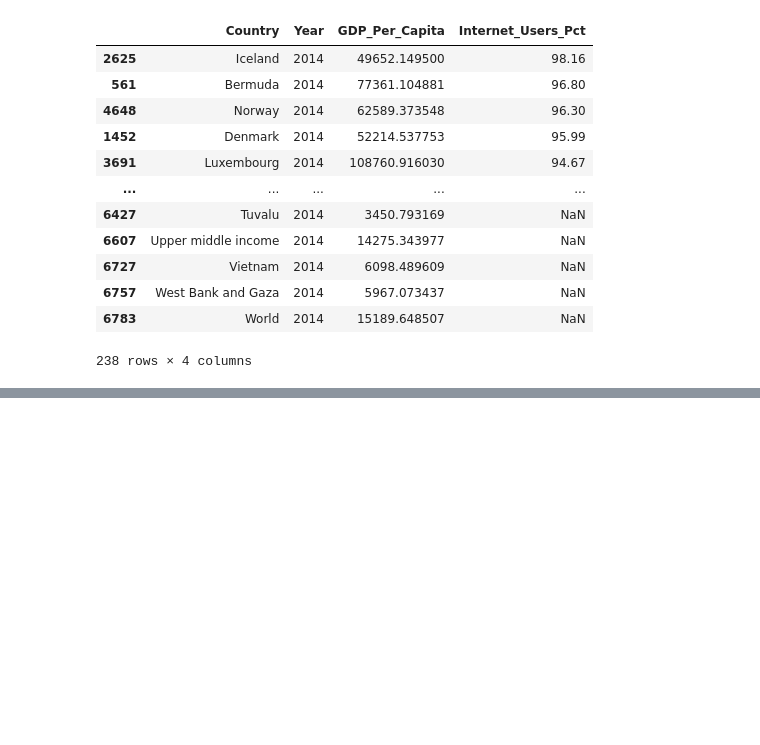
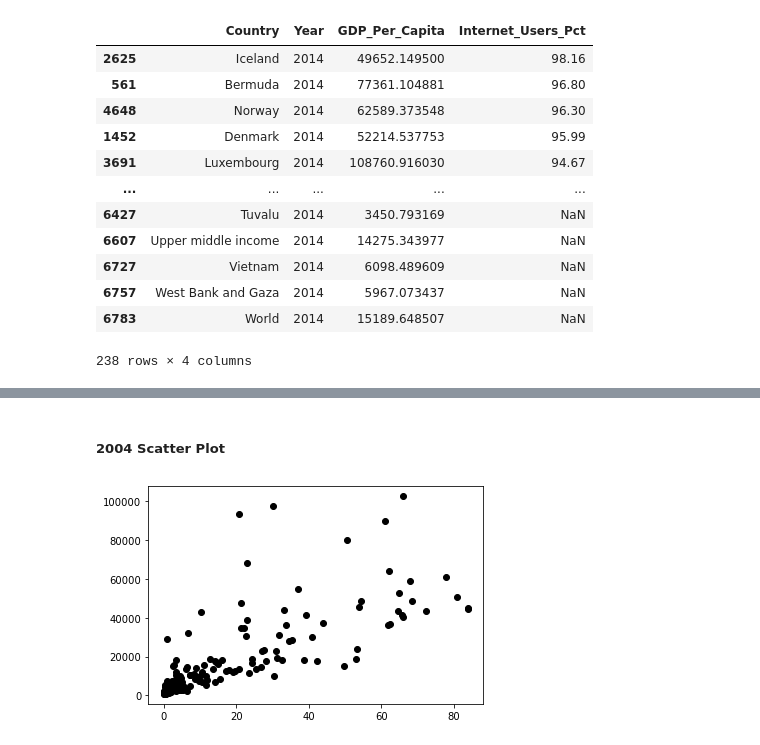
Before and after one commit to NSS-Data-Analytics-Cohort-6/gdp-and-internet-usage-robschulteis, a Jupyter notebook: notebook/GDP .ipynb, the cells around one changed output, grey strips where cells are left out. Cells and saved outputs as stored; diff of their text form; code cells hidden in the pictures; blank space fills up the shorter version.

```diff
--- a/notebook/GDP .ipynb
+++ b/notebook/GDP .ipynb
@@ -330,0 +336,6 @@ print(min_gdp_2014) #Central African Republic 822.610458
+# %% [markdown]
+   ##### 2004 Scatter Plot
+# %%
+plt.plot(df_2004.Internet_Users_Pct, df_2004.GDP_Per_Capita, 'o', color='black');
+# %% [output]
+[figure, added]
```
Also changed, not shown: parts of 21 cells of this notebook.
